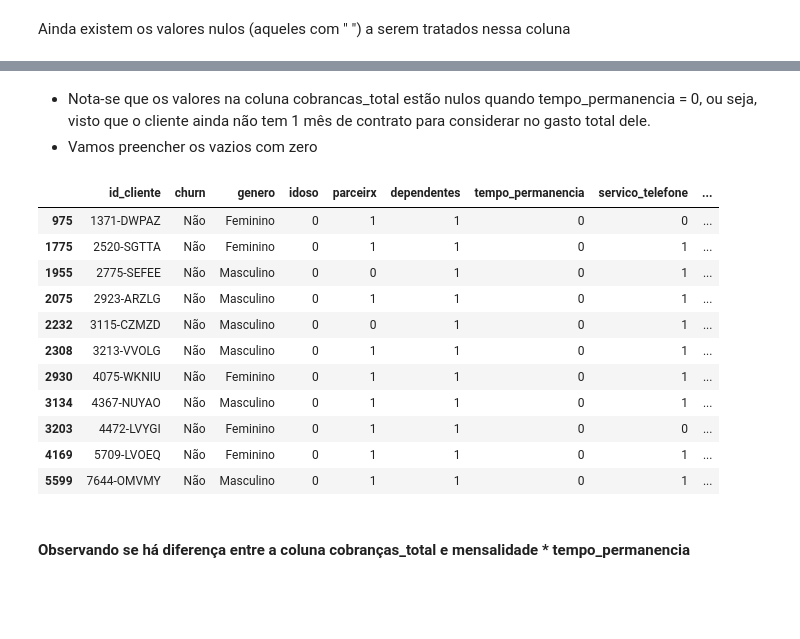
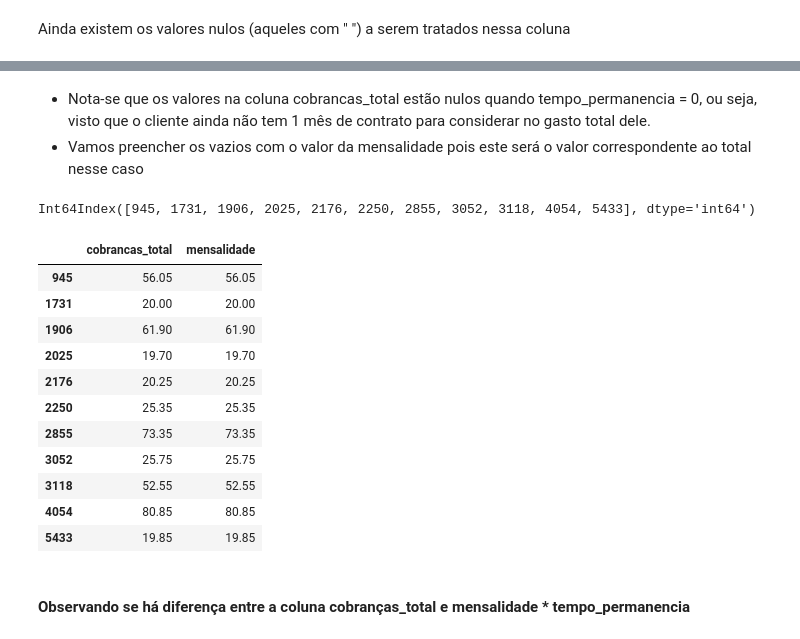
Before and after one commit to camilamaestrelli/Telco-Customer-Churn, a Jupyter notebook: 01_DataCleaning_TelcoCustomerChurn.ipynb, the cells around one changed output, grey strips where cells are left out. Cells and saved outputs as stored; diff of their text form; code cells hidden in the pictures; blank space fills up the shorter version.

```diff
--- a/01_DataCleaning_TelcoCustomerChurn.ipynb
+++ b/01_DataCleaning_TelcoCustomerChurn.ipynb
@@ -575,3 +578,3 @@ dados.loc[dados['cobrancas_total'] == 0]
 # %% [markdown]
 * Nota-se que os valores na coluna cobrancas_total estão nulos quando tempo_permanencia = 0, ou seja, visto que o cliente ainda não tem 1 mês de contrato para considerar no gasto total dele.
-* Vamos preencher os vazios com zero
+* Vamos preencher os vazios com o valor da mensalidade pois este será o valor correspondente ao total nesse caso
@@ -580,18 +581,24 @@ dados.loc[dados['cobrancas_total'].isna(), 'cobrancas_total'] = 0
 # %%
-dados.loc[dados['cobrancas_total'] == 0]
+indices = dados.loc[dados['tempo_permanencia'] == 0].index
+indices
 # %% [output]
-|  | id_cliente | churn | genero | idoso | parceirx | dependentes | tempo_permanencia | servico_telefone | ... |
-| 975 | 1371-DWPAZ | Não | Feminino | 0 | 1 | 1 | 0 | 0 | ... |
-| 1775 | 2520-SGTTA | Não | Feminino | 0 | 1 | 1 | 0 | 1 | ... |
-| 1955 | 2775-SEFEE | Não | Masculino | 0 | 0 | 1 | 0 | 1 | ... |
-| 2075 | 2923-ARZLG | Não | Masculino | 0 | 1 | 1 | 0 | 1 | ... |
-| 2232 | 3115-CZMZD | Não | Masculino | 0 | 0 | 1 | 0 | 1 | ... |
-| 2308 | 3213-VVOLG | Não | Masculino | 0 | 1 | 1 | 0 | 1 | ... |
-| 2930 | 4075-WKNIU | Não | Feminino | 0 | 1 | 1 | 0 | 1 | ... |
-| 3134 | 4367-NUYAO | Não | Masculino | 0 | 1 | 1 | 0 | 1 | ... |
-| 3203 | 4472-LVYGI | Não | Feminino | 0 | 1 | 1 | 0 | 0 | ... |
-| 4169 | 5709-LVOEQ | Não | Feminino | 0 | 1 | 1 | 0 | 1 | ... |
-| 5599 | 7644-OMVMY | Não | Masculino | 0 | 1 | 1 | 0 | 1 | ... |
+Int64Index([945, 1731, 1906, 2025, 2176, 2250, 2855, 3052, 3118, 4054, 5433], dtype='int64')
+# %%
+dados.loc[indices, 'cobrancas_total'] = dados.loc[indices, 'mensalidade']
+dados.loc[indices, ['cobrancas_total', 'mensalidade']]
+# %% [output]
+|  | cobrancas_total | mensalidade |
+| 945 | 56.05 | 56.05 |
+| 1731 | 20.00 | 20.00 |
+| 1906 | 61.90 | 61.90 |
+| 2025 | 19.70 | 19.70 |
+| 2176 | 20.25 | 20.25 |
+| 2250 | 25.35 | 25.35 |
+| 2855 | 73.35 | 73.35 |
+| 3052 | 25.75 | 25.75 |
+| 3118 | 52.55 | 52.55 |
+| 4054 | 80.85 | 80.85 |
+| 5433 | 19.85 | 19.85 |
 # %% [markdown]
 #### Observando se há diferença entre a coluna cobranças_total e mensalidade * tempo_permanencia
 # %%
```
Also changed, not shown: parts of 15 cells of this notebook.
